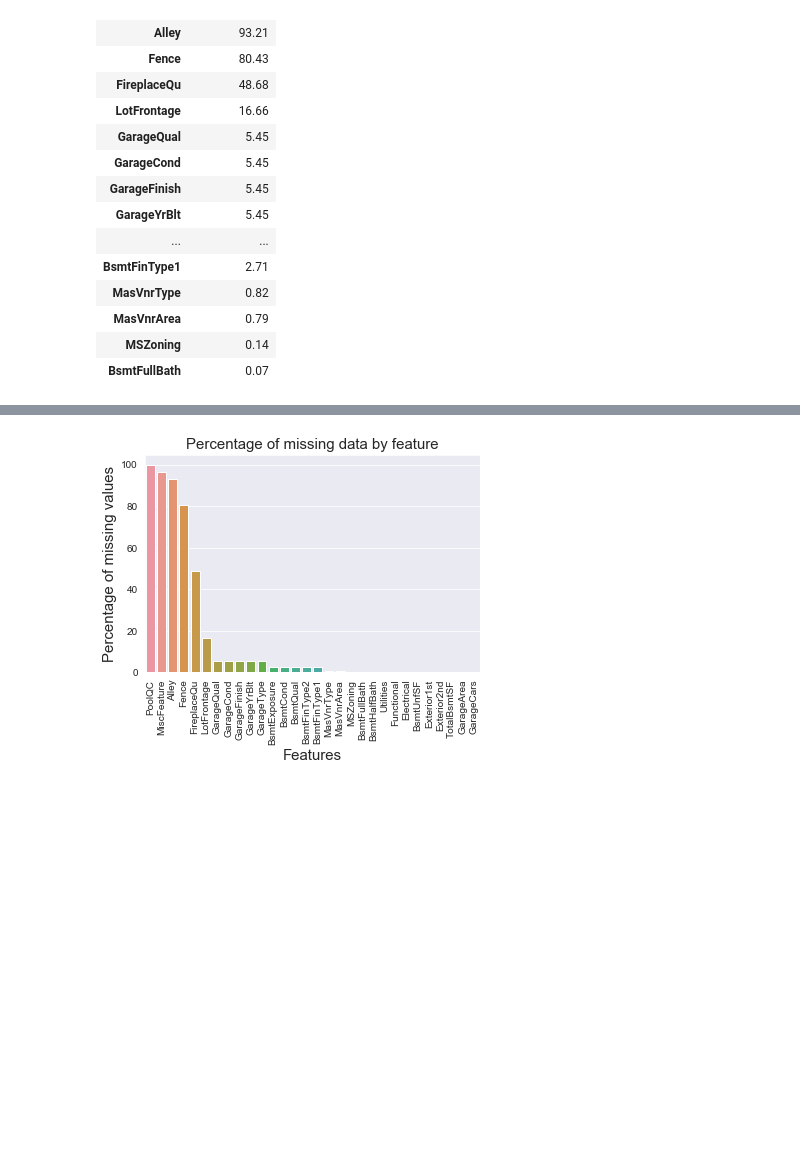
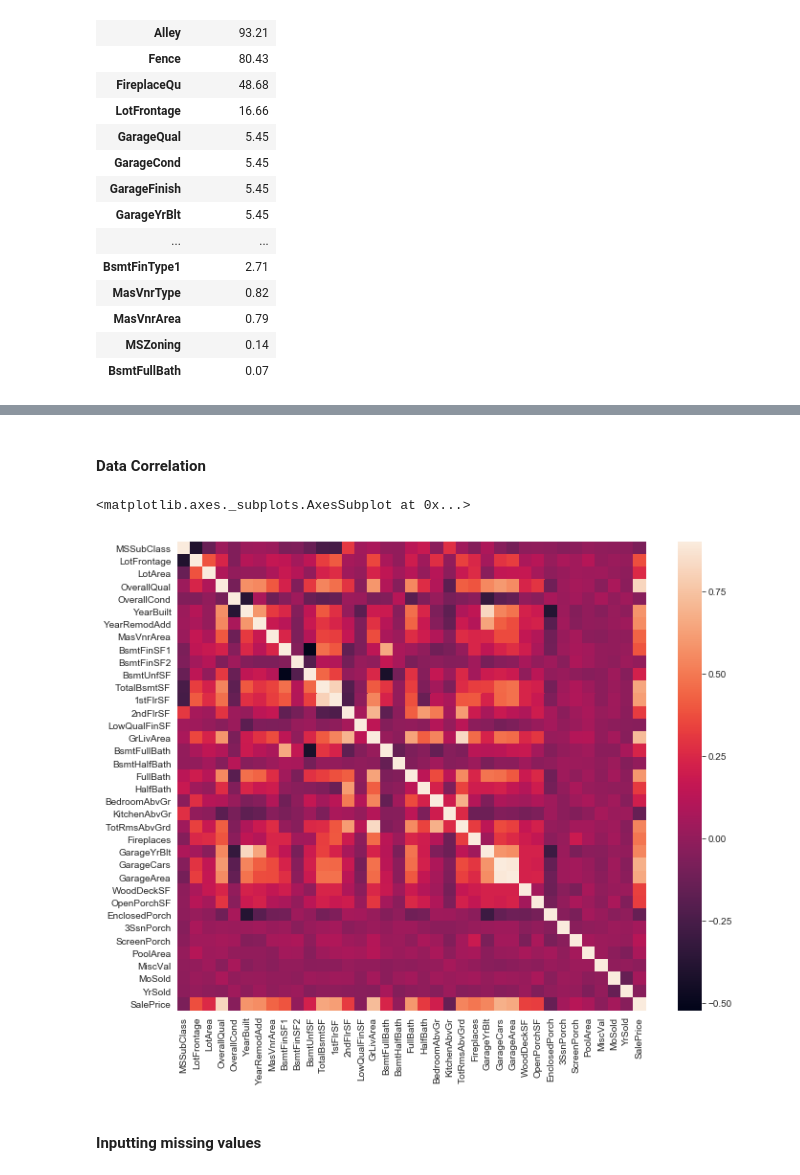
Before and after one commit to PengInGitHub/catboost, a Jupyter notebook: regression_house_price.ipynb, the cells around one changed output, grey strips where cells are left out. Cells and saved outputs as stored; diff of their text form; code cells hidden in the pictures; blank space fills up the shorter version.

```diff
--- a/regression_house_price.ipynb
+++ b/regression_house_price.ipynb
@@ -189,4 +180,13 @@ def missing_plot():
-# %%
-missing_plot()
-# %% [output]
-[figure, removed]
+# %% [markdown]
+#### Data Correlation
+# %%
+# correlation maps to see how features are correlated with target variables
+# use df.corr and sns.heatmap
+corrmat = train.corr()
+plt.subplots(figsize=(12, 9))
+sns.heatmap(corrmat, vmax=0.9, square=True)
+# %% [output]
+<matplotlib.axes._subplots.AxesSubplot at 0x...>
+[figure, added]
+# %% [markdown]
+#### Inputting missing values
```
Also changed, not shown: parts of 14 cells of this notebook.
